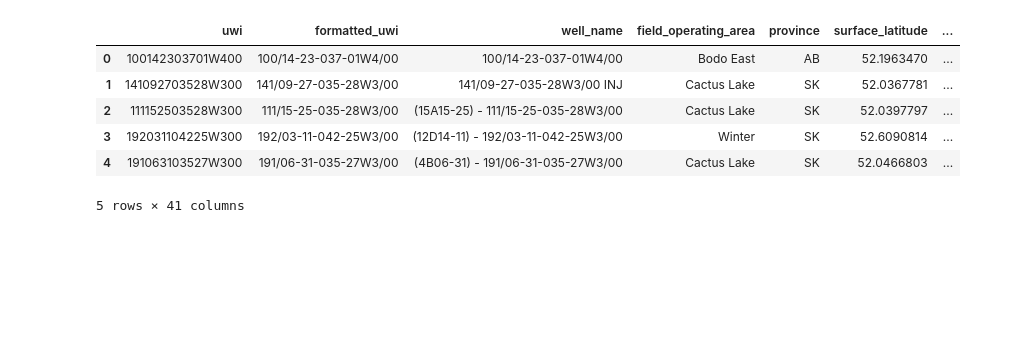
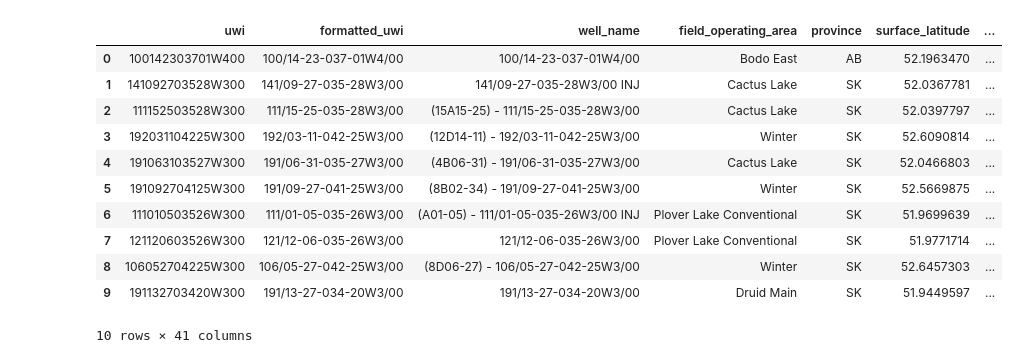
Before and after one commit to Mathemusician1729/Chirality-Canary-Datathon, a Jupyter notebook: dataset_loading.ipynb, the cells around one changed output. Drawn from its saved outputs; the diff is of its cells as text; code cells hidden in the pictures; blank space fills up the shorter version.

```diff
--- a/dataset_loading.ipynb
+++ b/dataset_loading.ipynb
@@ -1,31 +1,36 @@
 # %%
 from pathlib import Path
 import tkinter as tk
 from tkinter import filedialog
 import pandas as pd
 
 root = tk.Tk()
 # root.withdraw()
 filename = filedialog.askopenfilename(
     title="Select daily production Parquet file",
     filetypes=[("Parquet files", "*.parquet *.pq"), ("All files", "*.*")],
 )
 root.destroy()
 
 if not filename:
     raise FileNotFoundError("No daily production file was selected.")
 
 dataset_path = Path(filename)
 if dataset_path.suffix.lower() not in {".parquet", ".pq"}:
     raise ValueError("The selected file must be a Parquet file.")
 
 daily_production = pd.read_parquet(dataset_path)
-daily_production.head()
+daily_production.head(10)
 # %% [output]
 |  | uwi | formatted_uwi | well_name | field_operating_area | province | surface_latitude | ... |
 | 0 | 100142303701W400 | 100/14-23-037-01W4/00 | 100/14-23-037-01W4/00 | Bodo East | AB | 52.1963470 | ... |
 | 1 | 141092703528W300 | 141/09-27-035-28W3/00 | 141/09-27-035-28W3/00 INJ | Cactus Lake | SK | 52.0367781 | ... |
 | 2 | 111152503528W300 | 111/15-25-035-28W3/00 | (15A15-25) - 111/15-25-035-28W3/00 | Cactus Lake | SK | 52.0397797 | ... |
 | 3 | 192031104225W300 | 192/03-11-042-25W3/00 | (12D14-11) - 192/03-11-042-25W3/00 | Winter | SK | 52.6090814 | ... |
 | 4 | 191063103527W300 | 191/06-31-035-27W3/00 | (4B06-31) - 191/06-31-035-27W3/00 | Cactus Lake | SK | 52.0466803 | ... |
+| 5 | 191092704125W300 | 191/09-27-041-25W3/00 | (8B02-34) - 191/09-27-041-25W3/00 | Winter | SK | 52.5669875 | ... |
+| 6 | 111010503526W300 | 111/01-05-035-26W3/00 | (A01-05) - 111/01-05-035-26W3/00 INJ | Plover Lake Conventional | SK | 51.9699639 | ... |
+| 7 | 121120603526W300 | 121/12-06-035-26W3/00 | 121/12-06-035-26W3/00 | Plover Lake Conventional | SK | 51.9771714 | ... |
+| 8 | 106052704225W300 | 106/05-27-042-25W3/00 | (8D06-27) - 106/05-27-042-25W3/00 | Winter | SK | 52.6457303 | ... |
+| 9 | 191132703420W300 | 191/13-27-034-20W3/00 | 191/13-27-034-20W3/00 | Druid Main | SK | 51.9449597 | ... |
-5 rows × 41 columns
+10 rows × 41 columns
```
Also changed, not shown: parts of 11 cells of this notebook.
